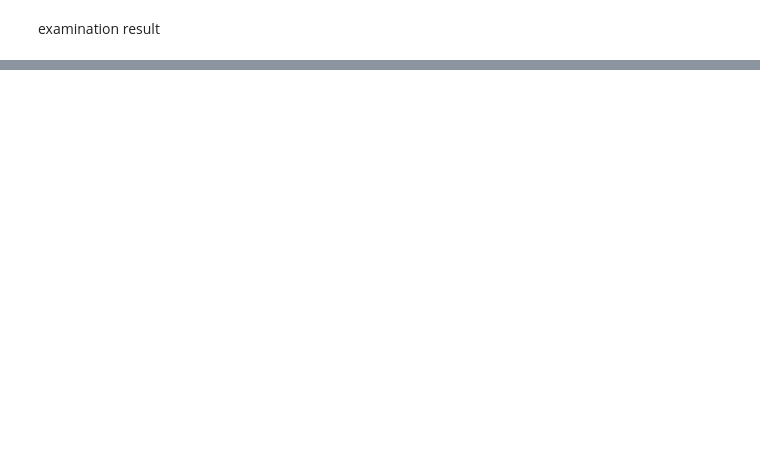
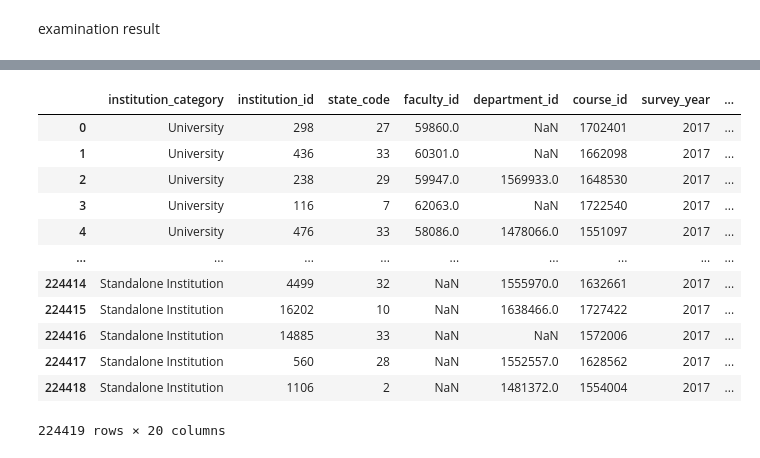
Before and after one commit to jainharsh8506/SIH2022, a Jupyter notebook: Hello/university_2017.ipynb, the cells around one changed output, grey strips where cells are left out. Saved outputs shown, nothing was run; the diff lists cells and outputs as text; code cells hidden in the pictures; blank space fills up the shorter version.

```diff
--- a/Hello/university_2017.ipynb
+++ b/Hello/university_2017.ipynb
@@ -531,3 +531,5 @@ df_uni_accr_infrastructure_sort_u_2017.head(1)
 | 1 | 553 | Forest Research Institute, Dehradun | U-0553 | Indian Council of Forestry Resear... | 2017 | True | 4.0 | 4.0 | ... |
 # %% [markdown]
 examination result
+# %%
+df_examination_result_u_2017 = pd.read_csv("static/csv/2017/examination_result.csv")
@@ -533,0 +552,2 @@ examination result
+# %%
+df_edu_inst_u_2017=pd.read_csv("static/csv/2017/educational_institution_course.csv")
@@ -533,0 +570,17 @@ examination result
+# %%
+ df_examination_result_merge_u_2017 =pd.merge(df_edu_inst_u_2017,df_examination_result_u_2017,left_on='course_id',right_on='course_id',how='inner',)
+ df_examination_result_merge_u_2017
+# %% [output]
+|  | institution_category | institution_id | state_code | faculty_id | department_id | course_id | survey_year | ... |
+| 0 | University | 298 | 27 | 59860.0 | NaN | 1702401 | 2017 | ... |
+| 1 | University | 436 | 33 | 60301.0 | NaN | 1662098 | 2017 | ... |
+| 2 | University | 238 | 29 | 59947.0 | 1569933.0 | 1648530 | 2017 | ... |
+| 3 | University | 116 | 7 | 62063.0 | NaN | 1722540 | 2017 | ... |
+| 4 | University | 476 | 33 | 58086.0 | 1478066.0 | 1551097 | 2017 | ... |
+| ... | ... | ... | ... | ... | ... | ... | ... | ... |
+| 224414 | Standalone Institution | 4499 | 32 | NaN | 1555970.0 | 1632661 | 2017 | ... |
+| 224415 | Standalone Institution | 16202 | 10 | NaN | 1638466.0 | 1727422 | 2017 | ... |
+| 224416 | Standalone Institution | 14885 | 33 | NaN | NaN | 1572006 | 2017 | ... |
+| 224417 | Standalone Institution | 560 | 28 | NaN | 1552557.0 | 1628562 | 2017 | ... |
+| 224418 | Standalone Institution | 1106 | 2 | NaN | 1481372.0 | 1554004 | 2017 | ... |
+224419 rows × 20 columns
```
Also changed, not shown: parts of 8 cells of this notebook.
